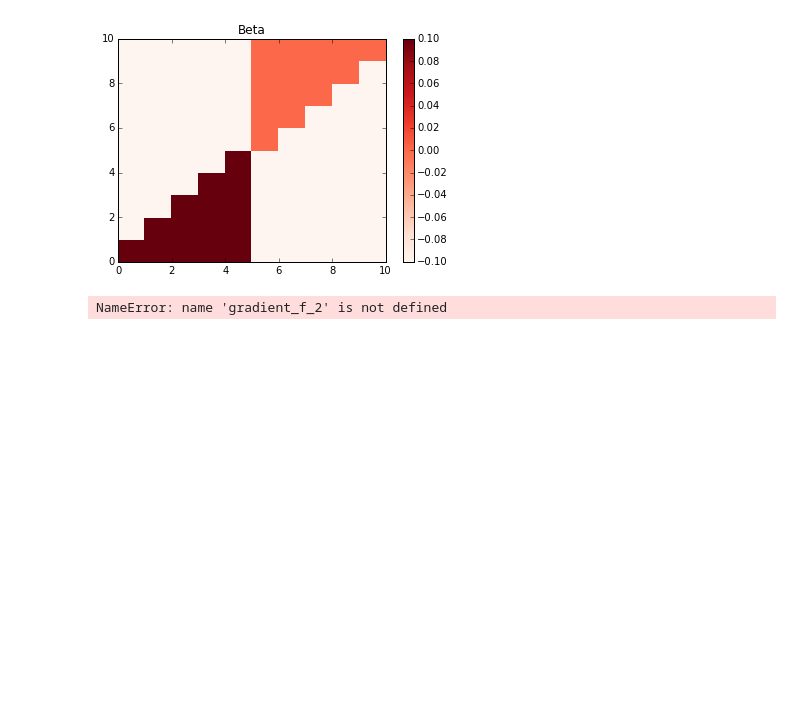
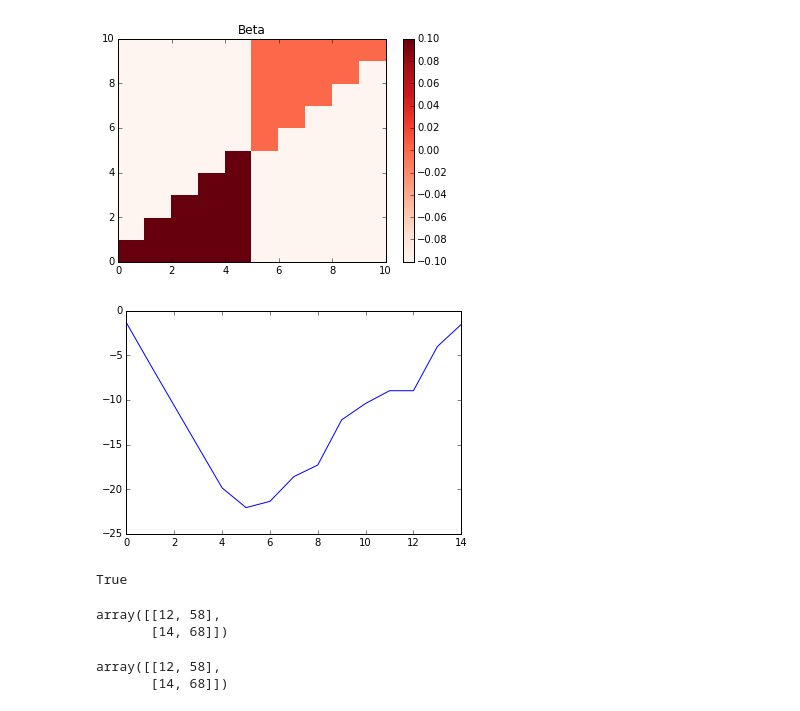
Before and after one commit to achab/nphc, a Jupyter notebook: notebooks/test_Cumulants_and_inspector.ipynb, the cells around one changed output. Drawn from its saved outputs; the diff is of its cells as text; code cells hidden in the pictures; blank space fills up the shorter version.

Commit message:
gradient checking works for approx pb

```diff
--- a/notebooks/test_Cumulants_and_inspector.ipynb
+++ b/notebooks/test_Cumulants_and_inspector.ipynb
@@ -314,31 +315,31 @@ from whma.optim import *
 # %%
 N = []
 sizes = np.random.randint(low=15,high=20,size=3)
 for n in sizes:
     process = np.sort(np.random.rand(n))
     N.append(process)
 
 cumul = Cumulants(N)
-cumul.hMax = .2
-cumul.compute_all()
+cumul.hMax = .3
+#cumul.compute_all()
+cumul.compute_all_part()
 
-simple_obj = lambda R: mse_K(cumul,R)
-#simple_grad = lambda R: gradient_f(cumul,R)
-simple_grad = lambda R: gradient_f_2(cumul,R)
+simple_obj = lambda R: mse_K_part(cumul,R)
+simple_grad = lambda R: gradient_g(cumul,R)
 
 d = cumul.dim
 R0 = np.random.rand(d**2).reshape(d,d)
 rand_mat = np.zeros((d,d))
 a,b = np.random.randint(d,size=2)
 rand_mat[a,b] += 1.
 erreur = []
 res1 = np.einsum('ij,ij',simple_grad(R0),rand_mat)
-for u in np.arange(0,-13,-1):
+for u in np.arange(0,-15,-1):
     eps = 10**u
     res2 = (simple_obj(R0+eps*rand_mat)-simple_obj(R0-eps*rand_mat))/(2*eps)
     erreur.append(abs(res1-res2)/abs(res1))
 import matplotlib.pyplot as plt
 plt.plot(np.log(erreur))
 plt.show()
 # %% [output]
-NameError: name 'gradient_f_2' is not defined
+[figure, added]
@@ -344,0 +349,4 @@ NameError: name 'gradient_f_2' is not defined
+# %%
+np.allclose(np.dot(AA,BB.T),np.einsum('ik,jk->ij',AA,BB))
+# %% [output]
+True
@@ -344,0 +356,10 @@ NameError: name 'gradient_f_2' is not defined
+# %%
+np.dot(aa,bb.T)
+# %% [output]
+array([[12, 58],
+       [14, 68]])
+# %%
+np.einsum('ik,jk->ij',aa,bb)
+# %% [output]
+array([[12, 58],
+       [14, 68]])
```
Also changed, not shown: parts of 17 cells of this notebook, 3 other files.
